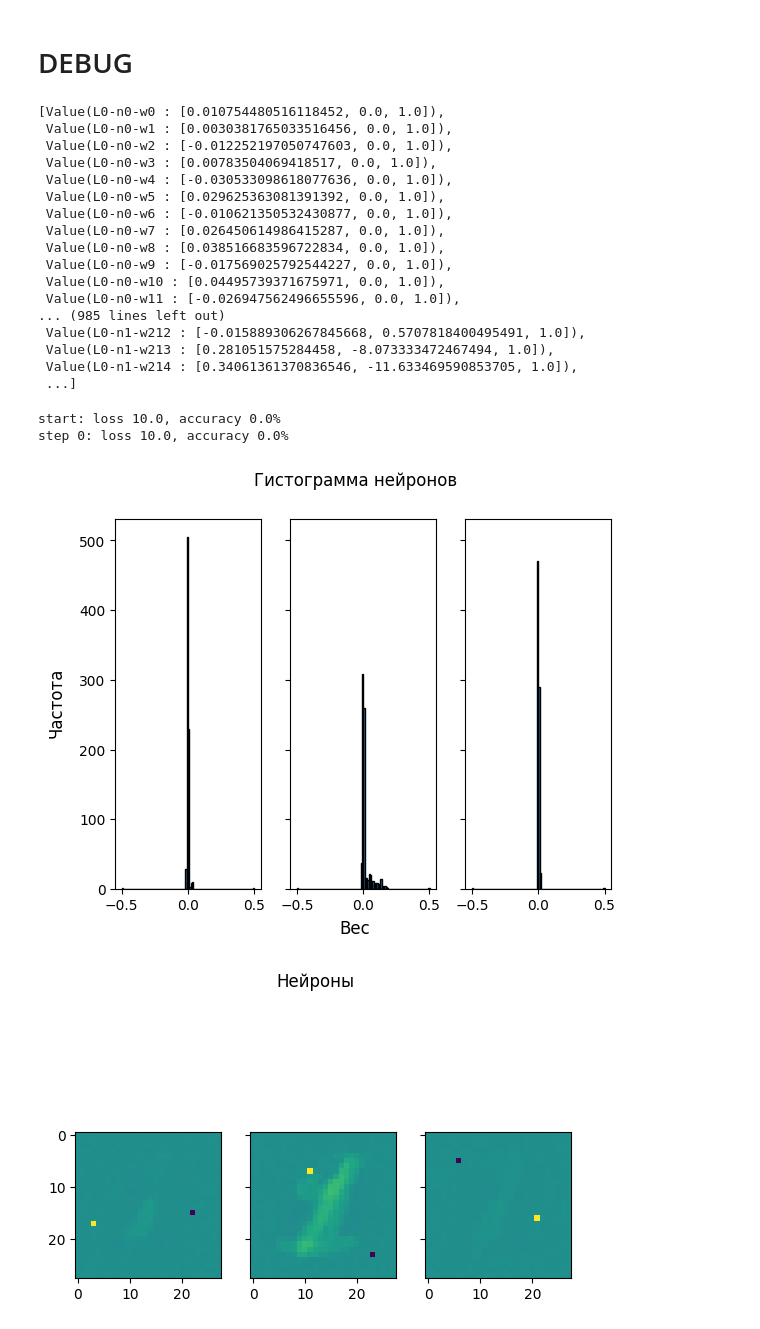
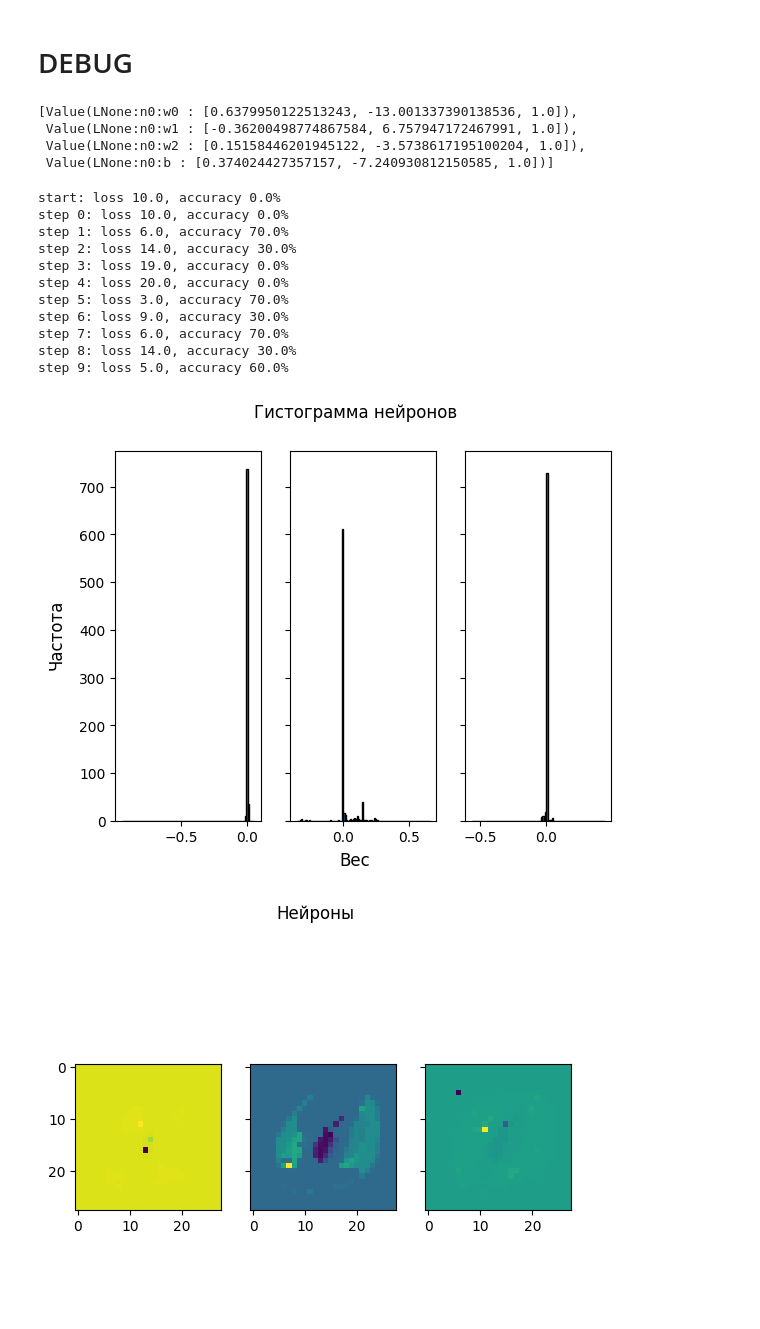
Before and after one commit to AndreyE/micrograd, a Jupyter notebook: mnist.ipynb, the cells around one changed output. Saved outputs shown, nothing was run; the diff lists cells and outputs as text; code cells hidden in the pictures; blank space fills up the shorter version.

```diff
--- a/mnist.ipynb
+++ b/mnist.ipynb
@@ -206,7 +206,7 @@ def save_neurons(file, neurons):
 
 def load_neurons(file):
     weights = np.load(file)
-    neurons = [Neuron(nin=weights.shape[1] - 1, act='xspace') for _ in range(weights.shape[0])]
+    neurons = [Neuron(nin=weights.shape[1] - 1, act='sbin') for _ in range(weights.shape[0])]
     for Wi in range(len(neurons)):
         for p, w in zip(neurons[Wi].parameters(), weights[Wi]):
             p.data = w
@@ -249,7 +249,7 @@ def draw_all_neurons(neurons):
         axes = [axes]
 
     for neuron, axe in zip(neurons, axes):
-        array = np.array([p.data for p in neuron.parameters()][:-1])
+        array = np.array([p.data for p in neuron.parameters()][:28**2])
         array = array.reshape([-1, array.shape[0]])
         axe.imshow(array.reshape([28, 28]))
     fig.suptitle("Нейроны")
@@ -309,13 +309,10 @@ def get_model_for(classes, batch, iterations, model=None, q=0.75, esat=1e-9, wit
     # initialize a model
     if model is None:
         model = MLP(
-            784,
             [
-                (LAYER_0_SIZE, 'minmax'),
-                (DIM, 'xspace')
-            ],
-            lr=1.0,
-            # init=lambda: 0.0
+                Layer([784, LAYER_0_SIZE], 'minmax', lr=1.0),
+                Layer([LAYER_0_SIZE, DIM], 'sbin', lr=1.0)
+            ]
         )
 
     if with_frozen_neurons:
@@ -345,34 +342,30 @@ step 0: loss 10.0, accuracy 0.0%
 # %% [markdown]
 # DEBUG
 # %%
-model.layers[0].parameters()
+model.layers[1].neurons[0].parameters()
 # %% [output]
-[Value(L0-n0-w0 : [0.010754480516118452, 0.0, 1.0]),
- Value(L0-n0-w1 : [0.0030381765033516456, 0.0, 1.0]),
- Value(L0-n0-w2 : [-0.012252197050747603, 0.0, 1.0]),
- Value(L0-n0-w3 : [0.00783504069418517, 0.0, 1.0]),
- Value(L0-n0-w4 : [-0.030533098618077636, 0.0, 1.0]),
- Value(L0-n0-w5 : [0.029625363081391392, 0.0, 1.0]),
- Value(L0-n0-w6 : [-0.010621350532430877, 0.0, 1.0]),
- Value(L0-n0-w7 : [0.026450614986415287, 0.0, 1.0]),
- Value(L0-n0-w8 : [0.038516683596722834, 0.0, 1.0]),
- Value(L0-n0-w9 : [-0.017569025792544227, 0.0, 1.0]),
- Value(L0-n0-w10 : [0.04495739371675971, 0.0, 1.0]),
- Value(L0-n0-w11 : [-0.026947562496655596, 0.0, 1.0]),
-... (985 lines left out)
- Value(L0-n1-w212 : [-0.015889306267845668, 0.5707818400495491, 1.0]),
- Value(L0-n1-w213 : [0.281051575284458, -8.073333472467494, 1.0]),
- Value(L0-n1-w214 : [0.34061361370836546, -11.633469590853705, 1.0]),
- ...]
+[Value(LNone:n0:w0 : [0.6379950122513243, -13.001337390138536, 1.0]),
+ Value(LNone:n0:w1 : [-0.36200498774867584, 6.757947172467991, 1.0]),
+ Value(LNone:n0:w2 : [0.15158446201945122, -3.5738617195100204, 1.0]),
+ Value(LNone:n0:b : [0.374024427357157, -7.240930812150585, 1.0])]
 # %%
-(model, total_loss, accuracy), (scores, targets), (oh_encoder, oh_decoder) = get_model_for(SELECTED_CLASSES, BATCH, 1, model=model, q=0.5)
+(model, total_loss, accuracy), (scores, targets), (oh_encoder, oh_decoder) = get_model_for(SELECTED_CLASSES, BATCH, 10, model=model, q=0.5)
 all_neurons_histo(model.layers[0].neurons)
 draw_all_neurons(model.layers[0].neurons)
 # %% [output]
 start: loss 10.0, accuracy 0.0%
 step 0: loss 10.0, accuracy 0.0%
+step 1: loss 6.0, accuracy 70.0%
+step 2: loss 14.0, accuracy 30.0%
+step 3: loss 19.0, accuracy 0.0%
+step 4: loss 20.0, accuracy 0.0%
+step 5: loss 3.0, accuracy 70.0%
+step 6: loss 9.0, accuracy 30.0%
+step 7: loss 6.0, accuracy 70.0%
+step 8: loss 14.0, accuracy 30.0%
+step 9: loss 5.0, accuracy 60.0%
-[figure, old version]
+[figure, new version]
-[figure, old version]
+[figure, new version]
 # %%
 np.random.seed(1337)
 random.seed(1337)
```
Also changed, not shown: parts of 6 cells of this notebook, 2 other files.
